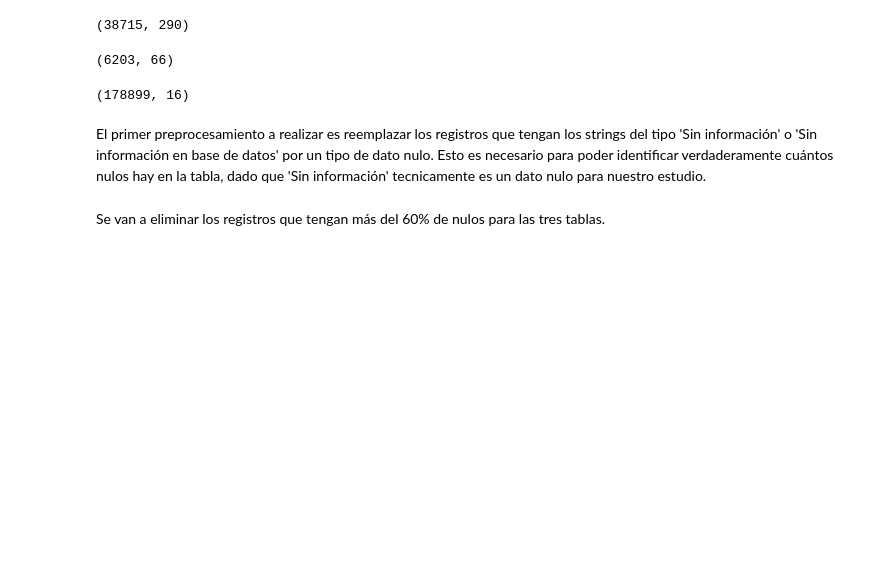
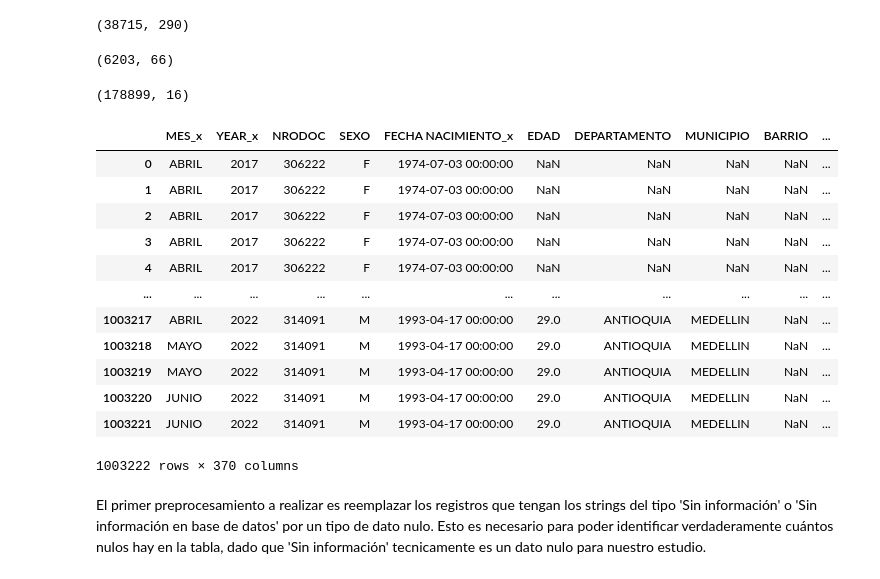
Before and after one commit to EstebanCaroP/Proyecto_Salud, a Jupyter notebook: B_Preprocesamiento.ipynb, the cells around one changed output. Saved outputs shown, nothing was run; the diff lists cells and outputs as text; code cells hidden in the pictures; blank space fills up the shorter version.

Commit message:
Preprocesamiento de datos - Join

```diff
--- a/B_Preprocesamiento.ipynb
+++ b/B_Preprocesamiento.ipynb
@@ -119,6 +119,26 @@ display(df_usuarios.shape)
 (38715, 290)
 (6203, 66)
 (178899, 16)
+# %%
+# Unión de las tablas
+datos_unidos = pd.merge(df_usuarios, df_cronicos, on = 'NRODOC', how = 'inner')
+# %%
+datos_unidos = pd.merge(datos_unidos, df_egresos, on = 'NRODOC', how = 'inner')
+datos_unidos
+# %% [output]
+|  | MES_x | YEAR_x | NRODOC | SEXO | FECHA NACIMIENTO_x | EDAD | DEPARTAMENTO | MUNICIPIO | BARRIO | ... |
+| 0 | ABRIL | 2017 | 306222 | F | 1974-07-03 00:00:00 | NaN | NaN | NaN | NaN | ... |
+| 1 | ABRIL | 2017 | 306222 | F | 1974-07-03 00:00:00 | NaN | NaN | NaN | NaN | ... |
+| 2 | ABRIL | 2017 | 306222 | F | 1974-07-03 00:00:00 | NaN | NaN | NaN | NaN | ... |
+| 3 | ABRIL | 2017 | 306222 | F | 1974-07-03 00:00:00 | NaN | NaN | NaN | NaN | ... |
+| 4 | ABRIL | 2017 | 306222 | F | 1974-07-03 00:00:00 | NaN | NaN | NaN | NaN | ... |
+| ... | ... | ... | ... | ... | ... | ... | ... | ... | ... | ... |
+| 1003217 | ABRIL | 2022 | 314091 | M | 1993-04-17 00:00:00 | 29.0 | ANTIOQUIA | MEDELLIN | NaN | ... |
+| 1003218 | MAYO | 2022 | 314091 | M | 1993-04-17 00:00:00 | 29.0 | ANTIOQUIA | MEDELLIN | NaN | ... |
+| 1003219 | MAYO | 2022 | 314091 | M | 1993-04-17 00:00:00 | 29.0 | ANTIOQUIA | MEDELLIN | NaN | ... |
+| 1003220 | JUNIO | 2022 | 314091 | M | 1993-04-17 00:00:00 | 29.0 | ANTIOQUIA | MEDELLIN | NaN | ... |
+| 1003221 | JUNIO | 2022 | 314091 | M | 1993-04-17 00:00:00 | 29.0 | ANTIOQUIA | MEDELLIN | NaN | ... |
+1003222 rows × 370 columns
 # %% [markdown]
 El primer preprocesamiento a realizar es reemplazar los registros que tengan los strings del tipo 'Sin información' o 'Sin información en base de datos' por un tipo de dato nulo. Esto es necesario para poder identificar verdaderamente cuántos nulos hay en la tabla, dado que 'Sin información' tecnicamente es un dato nulo para nuestro estudio.
 # %%
@@ -128,2 +148,0 @@ df_cronicos.replace({'Sin Informacion': np.NaN, 'Sin información': np.NaN, 'Sin
-# %% [markdown]
-Se van a eliminar los registros que tengan más del 60% de nulos para las tres tablas.
```
Also changed, not shown: parts of 7 cells of this notebook.
